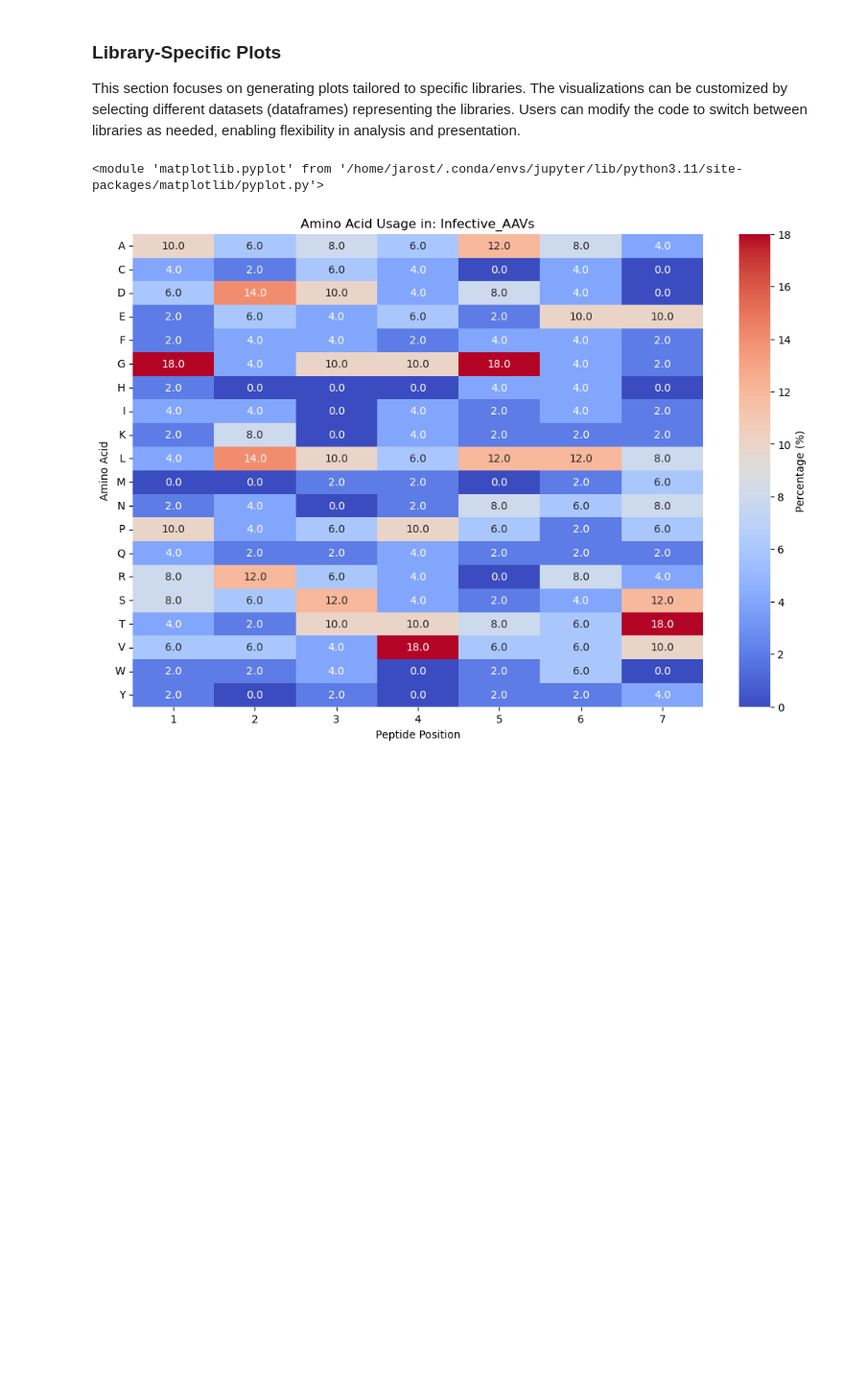
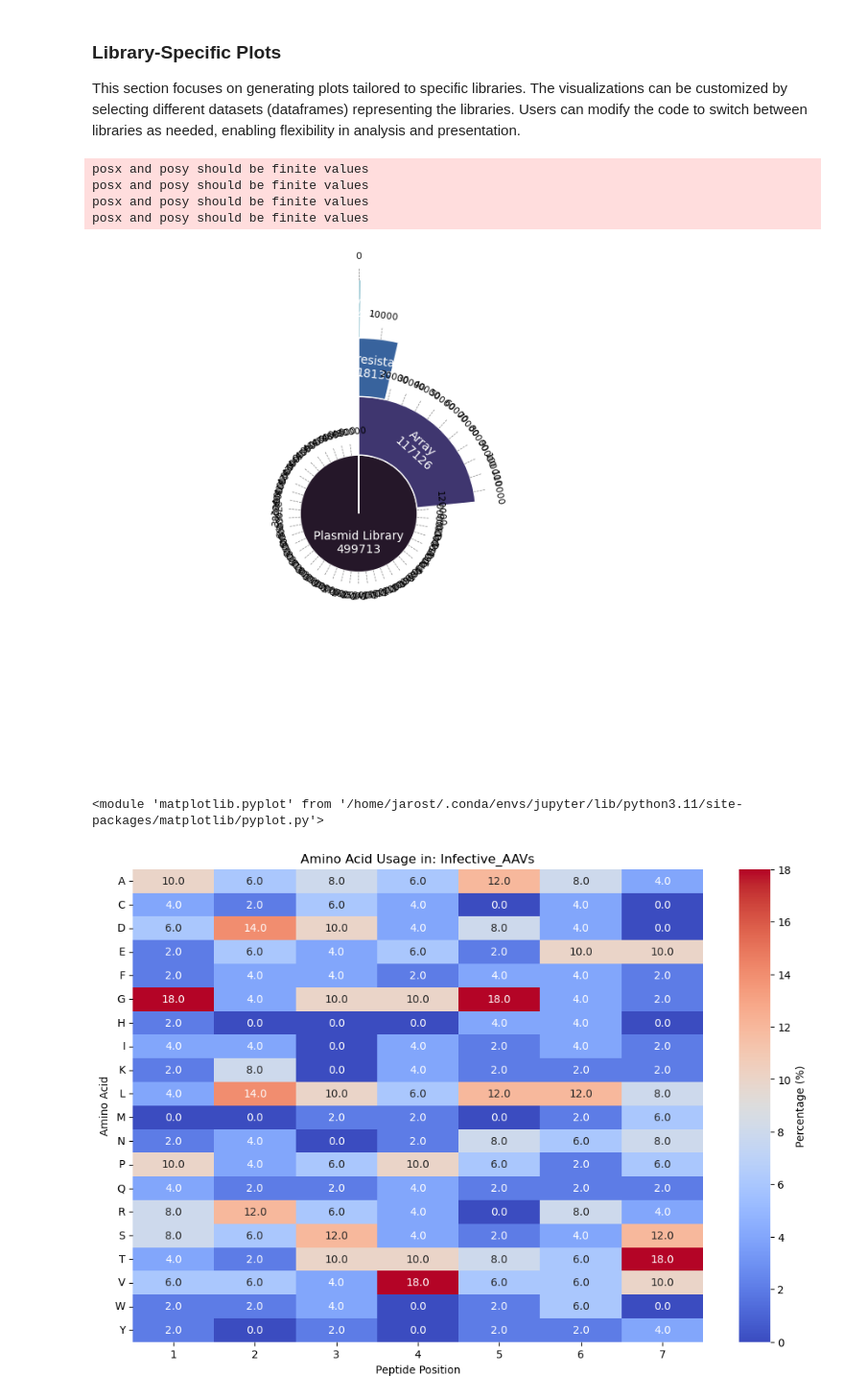
Before and after one commit to JaSt17/raaven_Pipeline, a Jupyter notebook: Plotting_Scripts/visualisation.ipynb, the cells around one changed output. Shown: that part at 96% size. Cells and saved outputs as stored; diff of their text form; code cells hidden in the pictures; blank space fills up the shorter version.

Commit message:
Update Slurm scripts; Reanaylsed the three libraries with plots

```diff
--- a/Plotting_Scripts/visualisation.ipynb
+++ b/Plotting_Scripts/visualisation.ipynb
@@ -79,9 +84,9 @@ df_p007 = pd.read_csv("/lunarc/nobackup/projects/lu2024-17-19/J_rAAven/BRAVE/raa
 # %%
 # Selecting the data that we want to use for the plot
 
-df = df_p005
+df = df_p007
 # for p005 we can extract the GeneName from the Origion_seq column
-df['GeneName'] = df['Origion_seq'].str.split(',').str[5]
+#df['GeneName'] = df['Origion_seq'].str.split(',').str[5]
 # %%
 # Here we creating a new dataframe that holds the number of unique variants in each group
 
@@ -99,13 +104,19 @@ group_df.to_csv("plots/librarys/p005_fragments_per_group", index=False)
 # %%
 # Here we are using the plotting function that we have created to plot the number of fragments per group for each library to show the distribution of fragments in each group
 
 from plotting_functions import plot_quantities
 
 plot = plot_quantities(df,
                 {'Plasmid_Library':'Plasmid Library', 'DNAse_resistant_AAVs':'DNAse resistant AAVs', 'Infective_AAVs': 'Infective AAVs'},
-                {"Array": 41980}, step_size=10000)
+                {"Array": 117126}, step_size=10000)
 
-plot.savefig("plots/librarys/p005_quantities.png", dpi=300)
+plot.savefig("plots/librarys/p007_quantities.png", dpi=300)
+# %% [output]
+posx and posy should be finite values
+posx and posy should be finite values
+posx and posy should be finite values
+posx and posy should be finite values
+[figure, added]
 # %%
 # Here we are using the plotting function that we have created to plot with the read count ratio for the top fragments in a specific group
 
```
Also changed, not shown: parts of 3 cells of this notebook, 10 other files.
